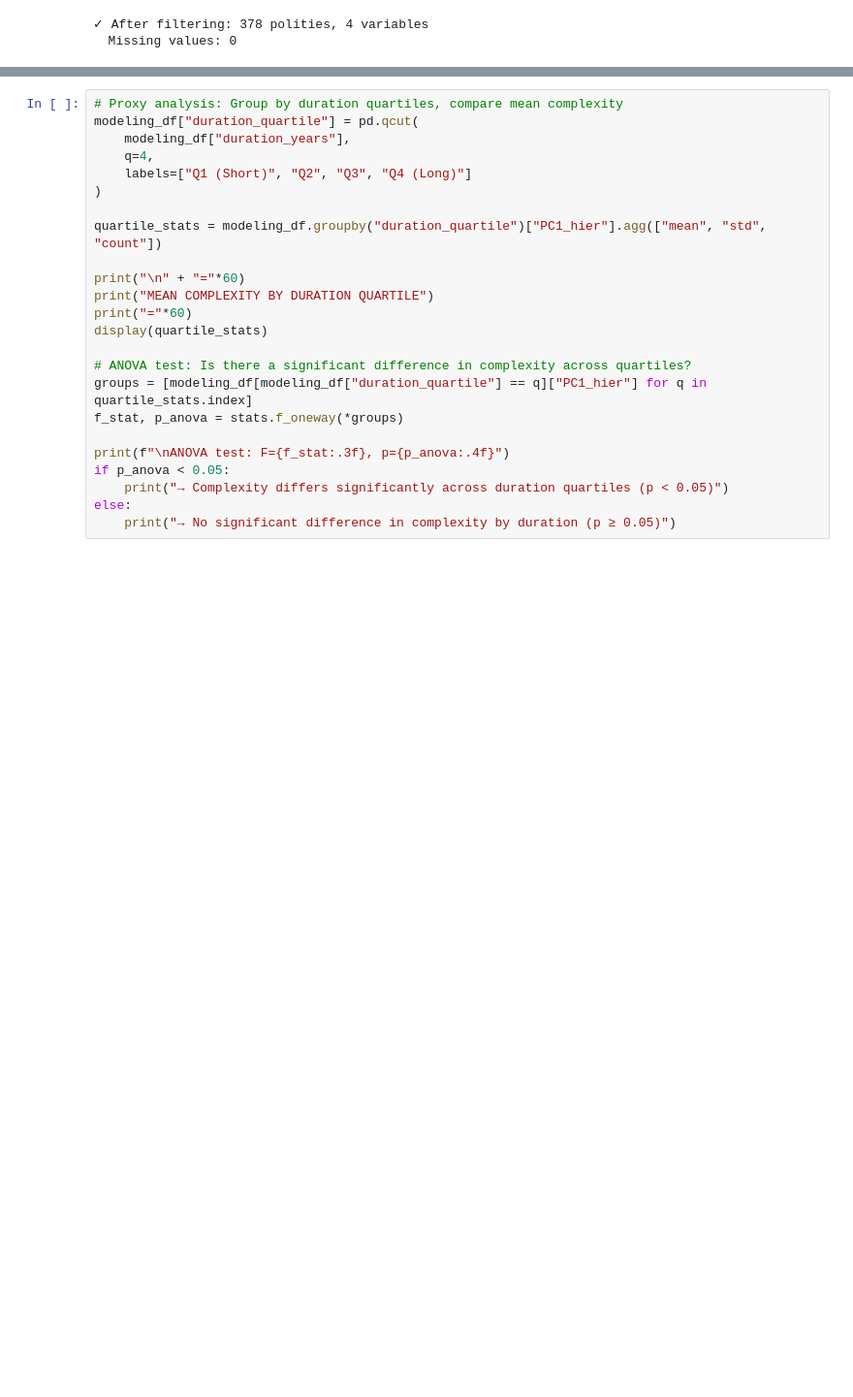
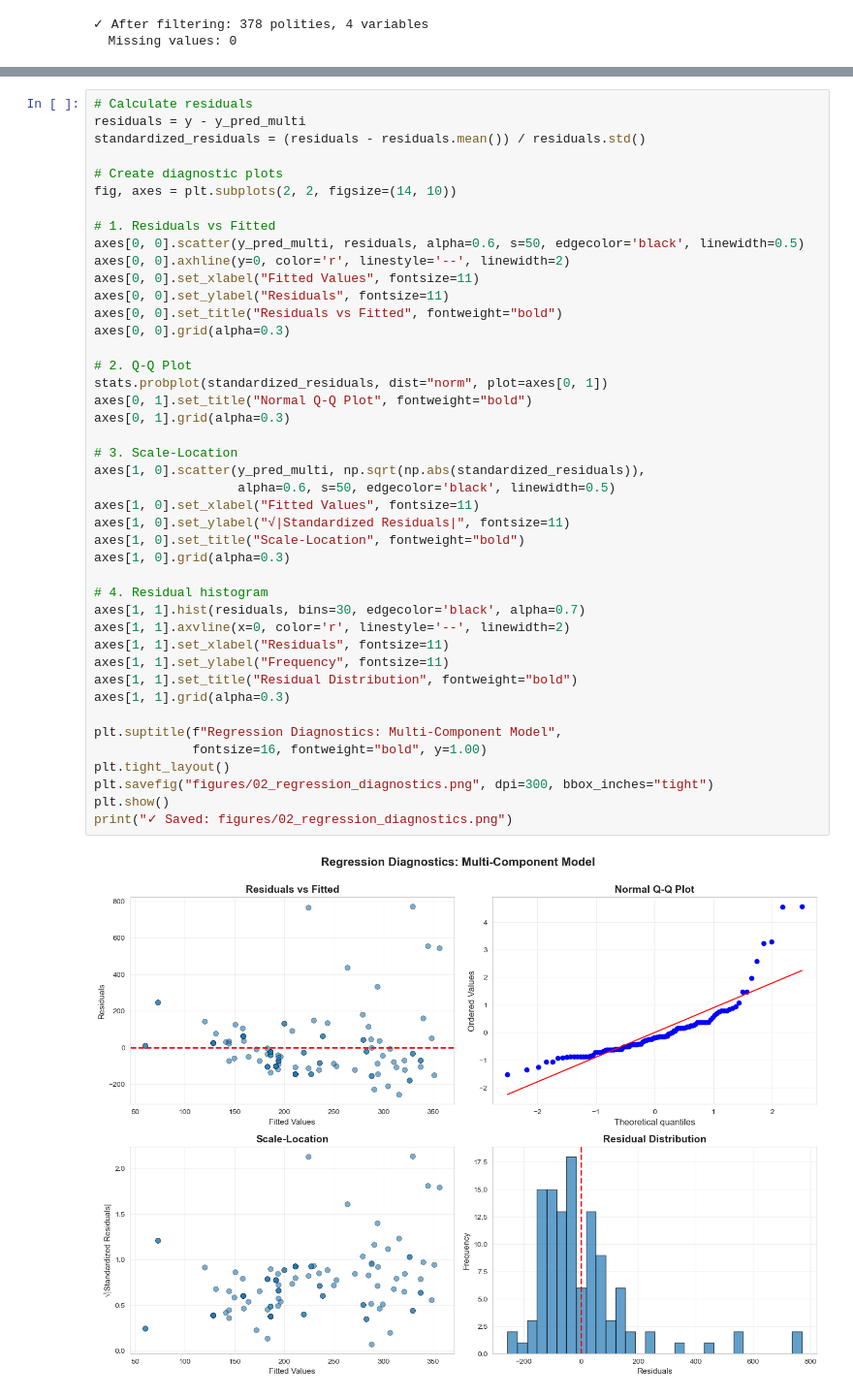
Before and after one commit to TheApexWu/psychohistoryML, a Jupyter notebook: notebooks/02_social_complexity_modeling.ipynb, the cells around one changed output, grey strips where cells are left out. Shown at 97% size. Drawn from its saved outputs; the diff is of its cells as text; blank space fills up the shorter version.

```diff
--- a/notebooks/02_social_complexity_modeling.ipynb
+++ b/notebooks/02_social_complexity_modeling.ipynb
@@ -489,25 +461,45 @@ We test temporal precedence:
 # %%
-# Proxy analysis: Group by duration quartiles, compare mean complexity
-modeling_df["duration_quartile"] = pd.qcut(
-    modeling_df["duration_years"],
-    q=4,
-    labels=["Q1 (Short)", "Q2", "Q3", "Q4 (Long)"]
-)
+# Calculate residuals
+residuals = y - y_pred_multi
+standardized_residuals = (residuals - residuals.mean()) / residuals.std()
 
-quartile_stats = modeling_df.groupby("duration_quartile")["PC1_hier"].agg(["mean", "std", "count"])
+# Create diagnostic plots
+fig, axes = plt.subplots(2, 2, figsize=(14, 10))
 
-print("\n" + "="*60)
-print("MEAN COMPLEXITY BY DURATION QUARTILE")
-print("="*60)
-display(quartile_stats)
+# 1. Residuals vs Fitted
+axes[0, 0].scatter(y_pred_multi, residuals, alpha=0.6, s=50, edgecolor='black', linewidth=0.5)
+axes[0, 0].axhline(y=0, color='r', linestyle='--', linewidth=2)
+axes[0, 0].set_xlabel("Fitted Values", fontsize=11)
+axes[0, 0].set_ylabel("Residuals", fontsize=11)
+axes[0, 0].set_title("Residuals vs Fitted", fontweight="bold")
+axes[0, 0].grid(alpha=0.3)
 
-# ANOVA test: Is there a significant difference in complexity across quartiles?
-groups = [modeling_df[modeling_df["duration_quartile"] == q]["PC1_hier"] for q in quartile_stats.index]
-f_stat, p_anova = stats.f_oneway(*groups)
+# 2. Q-Q Plot
+stats.probplot(standardized_residuals, dist="norm", plot=axes[0, 1])
+axes[0, 1].set_title("Normal Q-Q Plot", fontweight="bold")
+axes[0, 1].grid(alpha=0.3)
 
-print(f"\nANOVA test: F={f_stat:.3f}, p={p_anova:.4f}")
-if p_anova < 0.05:
-    print("→ Complexity differs significantly across duration quartiles (p < 0.05)")
-else:
-    print("→ No significant difference in complexity by duration (p ≥ 0.05)")
+# 3. Scale-Location
+axes[1, 0].scatter(y_pred_multi, np.sqrt(np.abs(standardized_residuals)),
+                   alpha=0.6, s=50, edgecolor='black', linewidth=0.5)
+axes[1, 0].set_xlabel("Fitted Values", fontsize=11)
+axes[1, 0].set_ylabel("√|Standardized Residuals|", fontsize=11)
+axes[1, 0].set_title("Scale-Location", fontweight="bold")
+axes[1, 0].grid(alpha=0.3)
+
+# 4. Residual histogram
+axes[1, 1].hist(residuals, bins=30, edgecolor='black', alpha=0.7)
+axes[1, 1].axvline(x=0, color='r', linestyle='--', linewidth=2)
+axes[1, 1].set_xlabel("Residuals", fontsize=11)
+axes[1, 1].set_ylabel("Frequency", fontsize=11)
+axes[1, 1].set_title("Residual Distribution", fontweight="bold")
+axes[1, 1].grid(alpha=0.3)
+
+plt.suptitle(f"Regression Diagnostics: Multi-Component Model",
+             fontsize=16, fontweight="bold", y=1.00)
+plt.tight_layout()
+plt.savefig("figures/02_regression_diagnostics.png", dpi=300, bbox_inches="tight")
+plt.show()
+print("✓ Saved: figures/02_regression_diagnostics.png")
 # %% [output]
+[figure, added]
```
Also changed, not shown: parts of 33 cells of this notebook, 22 other files.
